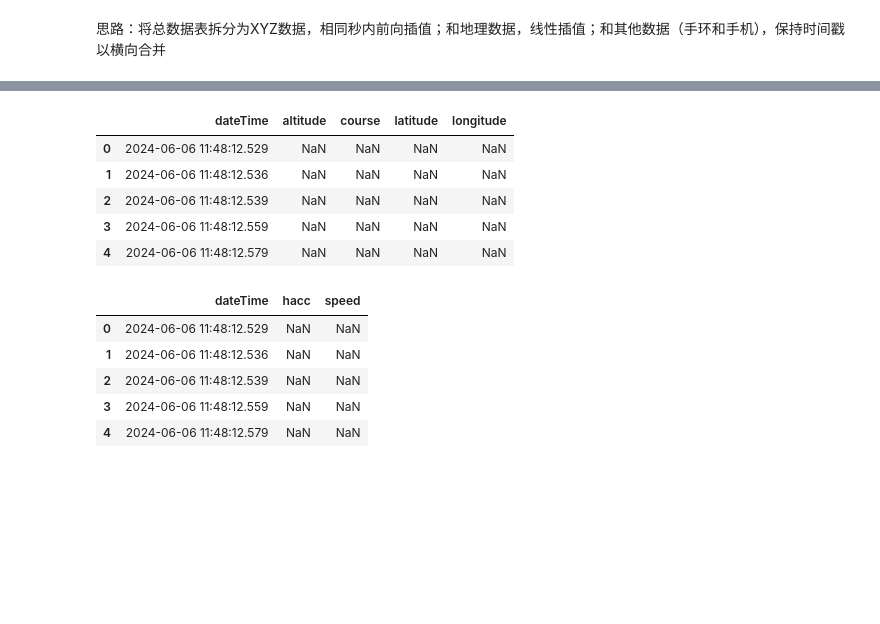
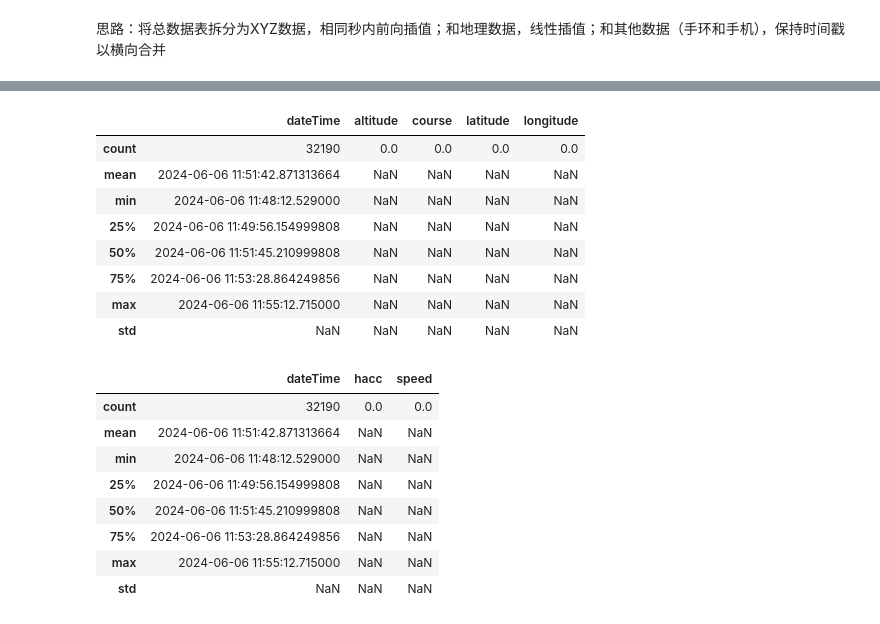
Before and after one commit to SydWingss/QS4ML-VU-100, a Jupyter notebook: final_data/cleam_data.ipynb, the cells around one changed output, grey strips where cells are left out. Cells and saved outputs as stored; diff of their text form; code cells hidden in the pictures; blank space fills up the shorter version.

```diff
--- a/final_data/cleam_data.ipynb
+++ b/final_data/cleam_data.ipynb
@@ -227,24 +237,30 @@ t.describe()
 # %%
-geodata.head()
+geodata.describe()
 # %% [output]
 |  | dateTime | altitude | course | latitude | longitude |
-| 0 | 2024-06-06 11:48:12.529 | NaN | NaN | NaN | NaN |
-| 1 | 2024-06-06 11:48:12.536 | NaN | NaN | NaN | NaN |
-| 2 | 2024-06-06 11:48:12.539 | NaN | NaN | NaN | NaN |
-| 3 | 2024-06-06 11:48:12.559 | NaN | NaN | NaN | NaN |
-| 4 | 2024-06-06 11:48:12.579 | NaN | NaN | NaN | NaN |
+| count | 32190 | 0.0 | 0.0 | 0.0 | 0.0 |
+| mean | 2024-06-06 11:51:42.871313664 | NaN | NaN | NaN | NaN |
+| min | 2024-06-06 11:48:12.529000 | NaN | NaN | NaN | NaN |
+| 25% | 2024-06-06 11:49:56.154999808 | NaN | NaN | NaN | NaN |
+| 50% | 2024-06-06 11:51:45.210999808 | NaN | NaN | NaN | NaN |
+| 75% | 2024-06-06 11:53:28.864249856 | NaN | NaN | NaN | NaN |
+| max | 2024-06-06 11:55:12.715000 | NaN | NaN | NaN | NaN |
+| std | NaN | NaN | NaN | NaN | NaN |
 # %%
 u = geodata.copy()
 u = linear_columns_interpolation(u, u.columns[1:])
 # %%
-otherdata.head()
+otherdata.describe()
 # %% [output]
 |  | dateTime | hacc | speed |
-| 0 | 2024-06-06 11:48:12.529 | NaN | NaN |
-| 1 | 2024-06-06 11:48:12.536 | NaN | NaN |
-| 2 | 2024-06-06 11:48:12.539 | NaN | NaN |
-| 3 | 2024-06-06 11:48:12.559 | NaN | NaN |
-| 4 | 2024-06-06 11:48:12.579 | NaN | NaN |
+| count | 32190 | 0.0 | 0.0 |
+| mean | 2024-06-06 11:51:42.871313664 | NaN | NaN |
+| min | 2024-06-06 11:48:12.529000 | NaN | NaN |
+| 25% | 2024-06-06 11:49:56.154999808 | NaN | NaN |
+| 50% | 2024-06-06 11:51:45.210999808 | NaN | NaN |
+| 75% | 2024-06-06 11:53:28.864249856 | NaN | NaN |
+| max | 2024-06-06 11:55:12.715000 | NaN | NaN |
+| std | NaN | NaN | NaN |
 # %%
 y=otherdata.copy()
 y=b_and_ffill_columns_interpolation(y, y.columns)
```
Also changed, not shown: parts of 9 cells of this notebook, 1 other file.
